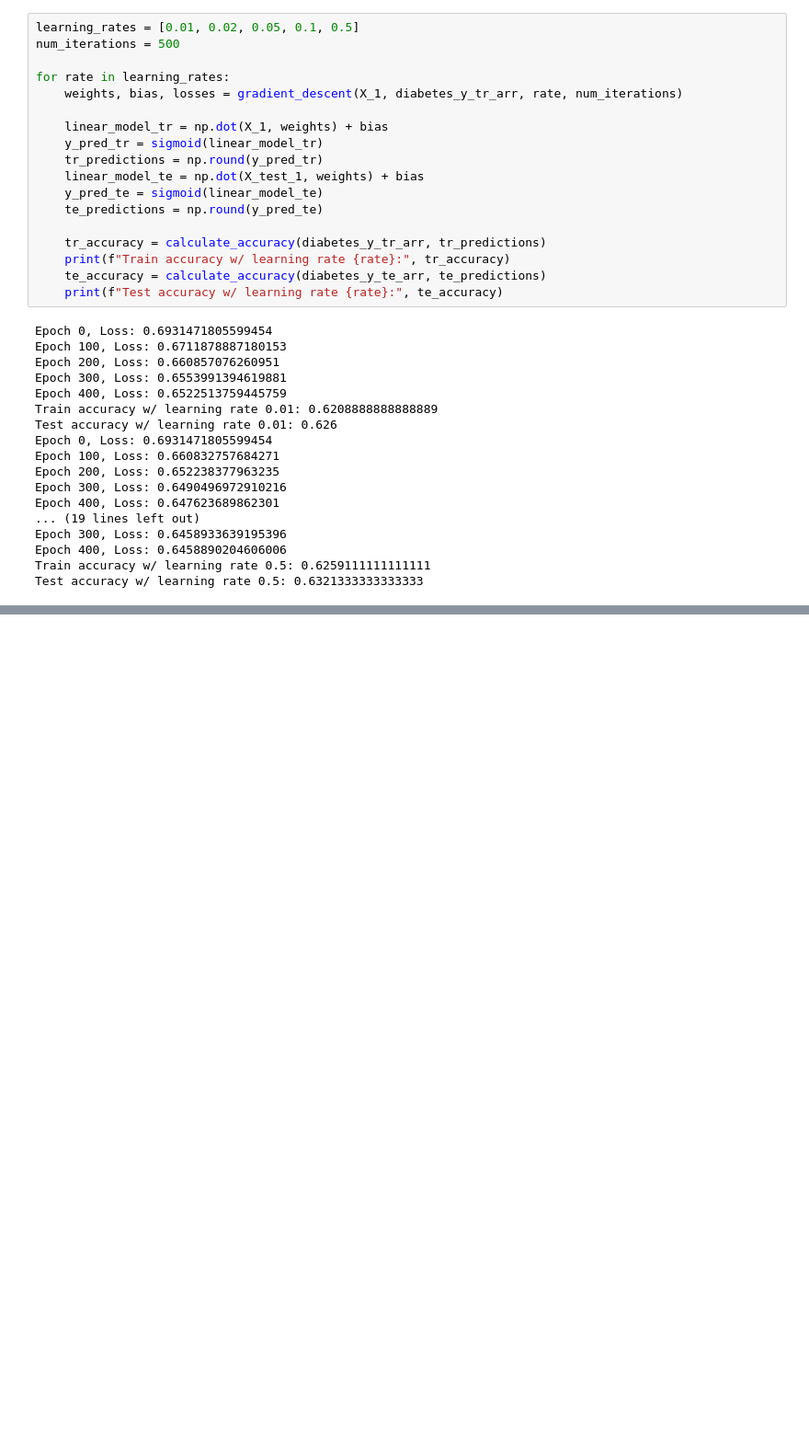
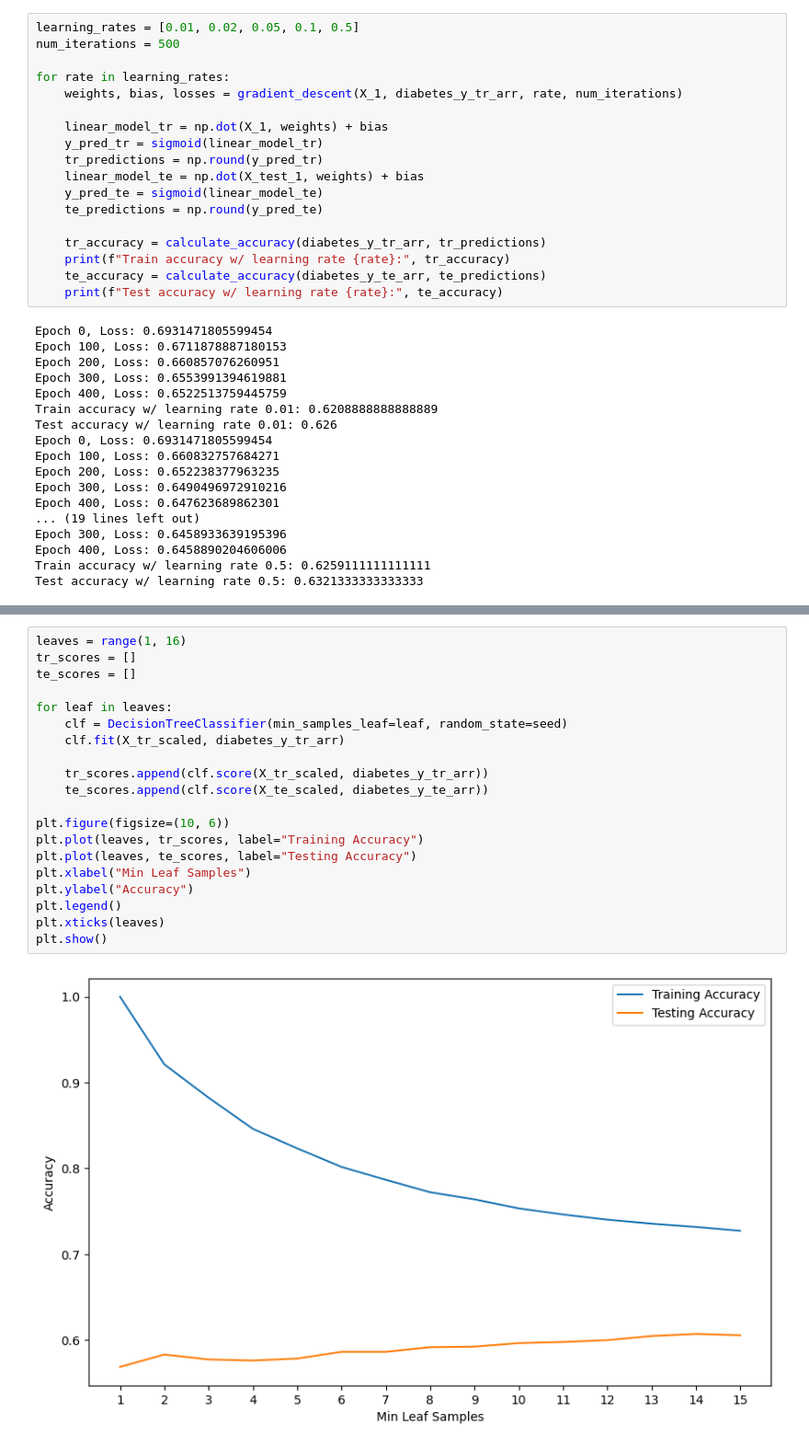
Before and after one commit to ENamja/ml-analysis, a Jupyter notebook: cs178-project.ipynb, the cells around one changed output, grey strips where cells are left out. Shown: that part at 92% size. Cells and saved outputs as stored; diff of their text form; blank space fills up the shorter version.

```diff
--- a/cs178-project.ipynb
+++ b/cs178-project.ipynb
@@ -642,0 +667,22 @@ Test accuracy w/ learning rate 0.5: 0.6321333333333333
+# %%
+leaves = range(1, 16)
+tr_scores = []
+te_scores = []
+
+for leaf in leaves:
+    clf = DecisionTreeClassifier(min_samples_leaf=leaf, random_state=seed)
+    clf.fit(X_tr_scaled, diabetes_y_tr_arr)
+
+    tr_scores.append(clf.score(X_tr_scaled, diabetes_y_tr_arr))
+    te_scores.append(clf.score(X_te_scaled, diabetes_y_te_arr))
+
+plt.figure(figsize=(10, 6))
+plt.plot(leaves, tr_scores, label="Training Accuracy")
+plt.plot(leaves, te_scores, label="Testing Accuracy")
+plt.xlabel("Min Leaf Samples")
+plt.ylabel("Accuracy")
+plt.legend()
+plt.xticks(leaves)
+plt.show()
+# %% [output]
+[figure, added]
```
Also changed, not shown: parts of 4 cells of this notebook.
